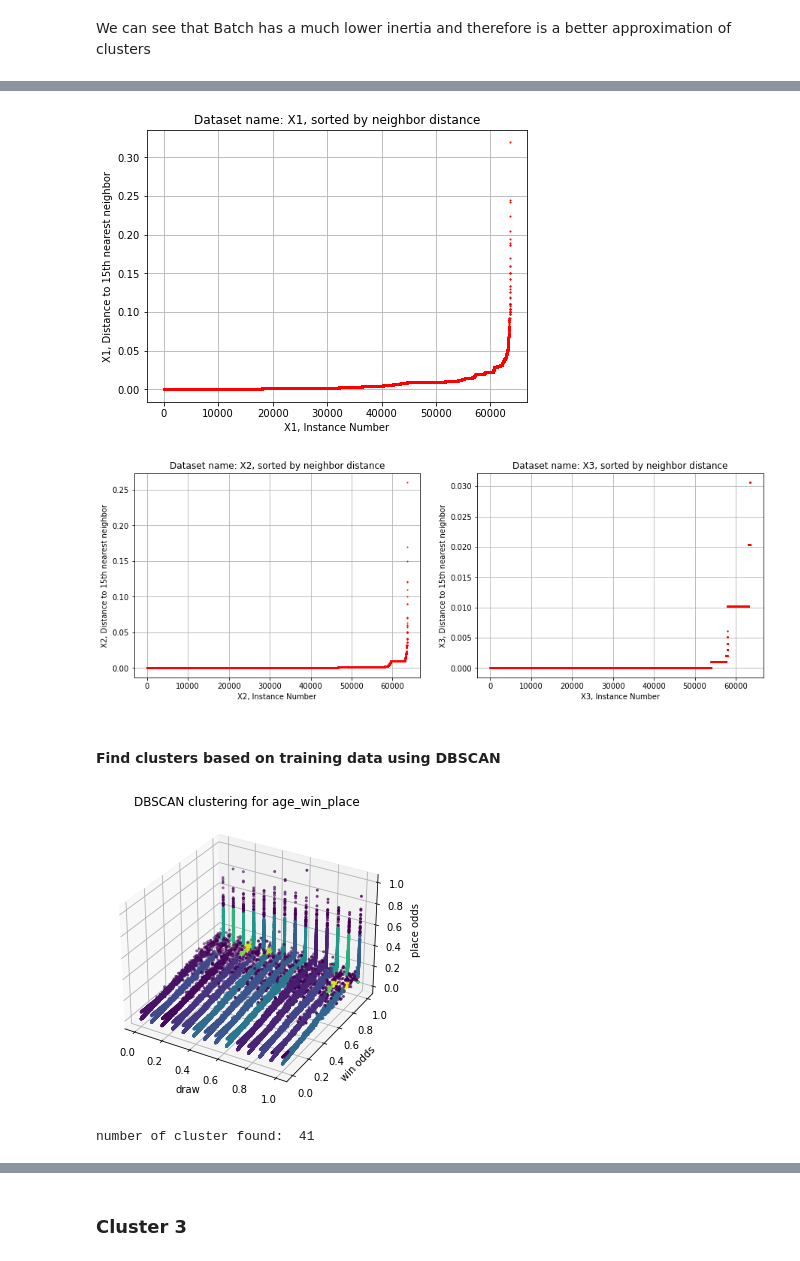
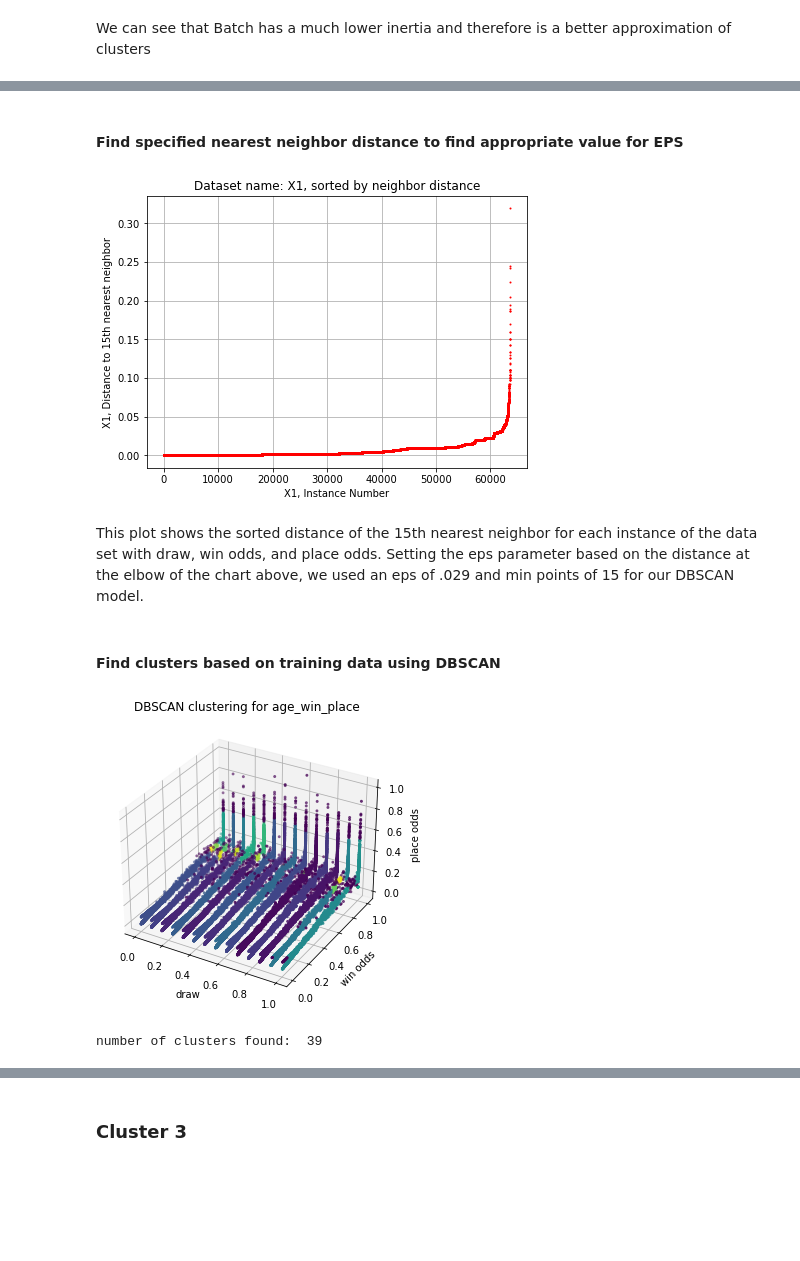
Before and after one commit to C-Stewart-GH/Hong_Kong_Horse_Racing_Project, a Jupyter notebook: Project3/Cameron_Lab3.ipynb, the cells around one changed output, grey strips where cells are left out. Saved outputs shown, nothing was run; the diff lists cells and outputs as text; code cells hidden in the pictures; blank space fills up the shorter version.

```diff
--- a/Project3/Cameron_Lab3.ipynb
+++ b/Project3/Cameron_Lab3.ipynb
@@ -352,0 +415,6 @@ draw_win=X_train[:,[5,6]] #Create an array with win odds, place odds, and horse
+# %%
+#train test split won
+X_train,X_test,Y_train,Y_test = train_test_split(runs_data,runs_target,test_size=0.20,random_state=0)
+mmscl_obj = MinMaxScaler()
+X_train = mmscl_obj.fit_transform(X_train,y = None)
+X_test = mmscl_obj.transform(X_test)
@@ -352,0 +423,4 @@ draw_win=X_train[:,[5,6]] #Create an array with win odds, place odds, and horse
+# %%
+rf=RandomForestClassifier(max_depth = 100, n_estimators = 64, random_state = 0, class_weight = 'balanced')
+rf.fit(X_train, Y_train)
+yhat=rf.predict(X_test)
@@ -353,21 +446,16 @@ draw_win=X_train[:,[5,6]] #Create an array with win odds, place odds, and horse
+# %% [markdown]
+#### Find specified nearest neighbor distance to find appropriate value for EPS
 # %%
-# lets first look at the connectivity of the graphs and distance to the nearest neighbors
-
+draw_win_place_train=X_train[:,[5,6,7]] #Create an array with win odds, place odds, and horse age
 X1=draw_win_place_train
-X2=win_place
-X3=draw_win
 
 #=======================================================
-# CHANGE THESE VALUES TO ADJUST MINPTS FOR EACH DATASET
+# CHANGE THIS VALUES TO ADJUST MINPTS FOR THE DATASET
 X1_N = 15
-X2_N = 15
-X3_N = 15
 #=======================================================
 
 # create connectivity graphs before calcualting the hierarchy
-X1_knn_graph = kneighbors_graph(X1, X2_N, mode='distance') # calculate distance to four nearest neighbors
-X2_knn_graph = kneighbors_graph(X2, X2_N, mode='distance') # calculate distance to four nearest neighbors
-X3_knn_graph = kneighbors_graph(X3, X3_N, mode='distance') # calculate distance to four nearest neighbors
+X1_knn_graph = kneighbors_graph(X1, X1_N, mode='distance') # calculate distance to four nearest neighbors
 
 N1 = X1_knn_graph.shape[0]
 X1_4nn_distances = np.zeros((N1,1))
@@ -376,20 +464,6 @@ for i in range(N1):
 
 X1_4nn_distances = np.sort(X1_4nn_distances, axis=0)
 
-N2 = X2_knn_graph.shape[0]
-X2_4nn_distances = np.zeros((N2,1))
-for i in range(N2):
-    X2_4nn_distances[i] = X2_knn_graph[i,:].max()
-
-X2_4nn_distances = np.sort(X2_4nn_distances, axis=0)
-
-N3 = X3_knn_graph.shape[0]
-X3_4nn_distances = np.zeros((N3,1))
-for i in range(N3):
-    X3_4nn_distances[i] = X3_knn_graph[i,:].max()
-
-X3_4nn_distances = np.sort(X3_4nn_distances, axis=0)
-
 plt.figure(figsize=(15,5))
 plt.subplot(1,2,1)
 plt.plot(range(N1), X1_4nn_distances, 'r.', markersize=2) #plot the data
@@ -397,55 +471,31 @@ plt.title('Dataset name: X1, sorted by neighbor distance')
 plt.xlabel('X1, Instance Number')
 plt.ylabel('X1, Distance to {0}th nearest neighbor'.format(X1_N))
 plt.grid()
-
-plt.figure(figsize=(15,5))
-plt.subplot(1,2,1)
-plt.plot(range(N2), X2_4nn_distances, 'r.', markersize=2) #plot the data
-plt.title('Dataset name: X2, sorted by neighbor distance')
-plt.xlabel('X2, Instance Number')
-plt.ylabel('X2, Distance to {0}th nearest neighbor'.format(X2_N))
-plt.grid()
-
-plt.subplot(1,2,2)
-plt.plot(range(N3), X3_4nn_distances, 'r.', markersize=2) #plot the data
-plt.title('Dataset name: X3, sorted by neighbor distance')
-plt.xlabel('X3, Instance Number')
-plt.ylabel('X3, Distance to {0}th nearest neighbor'.format(X3_N))
-plt.grid()
-
-plt.show()
 # %% [output]
 [figure]
-[figure, removed]
-# %% [markdown]
-#### Find clusters based on training data using DBSCAN
+# %% [markdown]
+This plot shows the sorted distance of the 15th nearest neighbor for each instance of the data set with draw, win odds, and place odds. Setting the eps parameter based on the distance at the elbow of the chart above, we used an eps of .029 and min points of 15 for our DBSCAN model.
+# %% [markdown]
+#### Find clusters based on training data using DBSCAN
 # %%
-# X1=age_win_place_train
-# X2=age_draw_place_train
-# X3=dweight_aweight_place_train
 X=X1
 X_minpts = 15 # from above
-X_eps = 0.028
-
-random.seed(0)
-np.random.shuffle(X)
-X = X[:,:]
+X_eps = 0.029
 
 model = DBSCAN(eps=X_eps, min_samples=X_minpts)
-model.fit_predict(X)
 pred = model.fit_predict(X)
 
 fig = plt.figure()
 ax = Axes3D(fig)
 ax.scatter(X[:,0], X[:,1], X[:,2], c=model.labels_, s=4,depthshade=True)
 plt.title('DBSCAN clustering for age_win_place')
 plt.xlabel('draw')
 plt.ylabel('win odds')
 ax.zaxis.set_rotate_label(False)
 ax.set_zlabel('place odds', rotation=90)
 plt.show()
 
-print("number of cluster found: ", len(set(model.labels_)))
+print("number of clusters found: ", len(set(model.labels_)))
 # %% [output]
-[figure, old version]
+[figure, new version]
-number of cluster found:  41
+number of clusters found:  39
```
Also changed, not shown: parts of 110 cells of this notebook, 1 other file.
